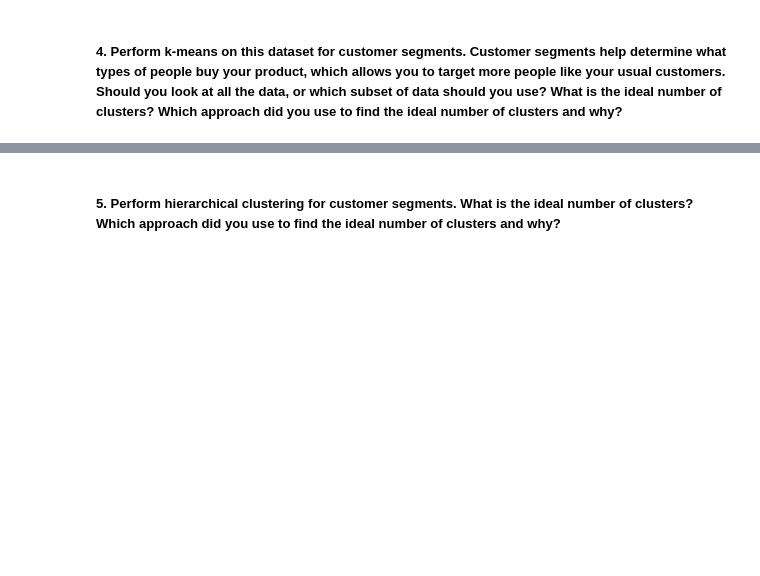
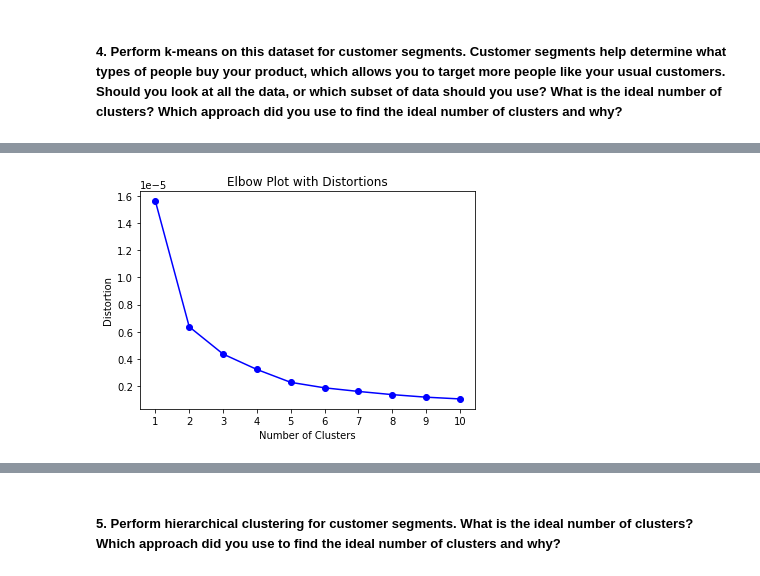
Before and after one commit to existentialplantperson/Week_19, a Jupyter notebook: WK19_Homework.ipynb, the cells around one changed output, grey strips where cells are left out. Cells and saved outputs as stored; diff of their text form; code cells hidden in the pictures; blank space fills up the shorter version.

```diff
--- a/WK19_Homework.ipynb
+++ b/WK19_Homework.ipynb
@@ -12,0 +384,10 @@
+# %%
+#plot distortions of models
+plt.plot(ns, distortions, '-o', c='b')
+plt.title('Elbow Plot with Distortions')
+plt.xlabel('Number of Clusters')
+plt.ylabel('Distortion')
+plt.xticks(ns)
+plt.show()
+# %% [output]
+[figure, added]
```
Also changed, not shown: parts of 38 cells of this notebook, 1 other file.
